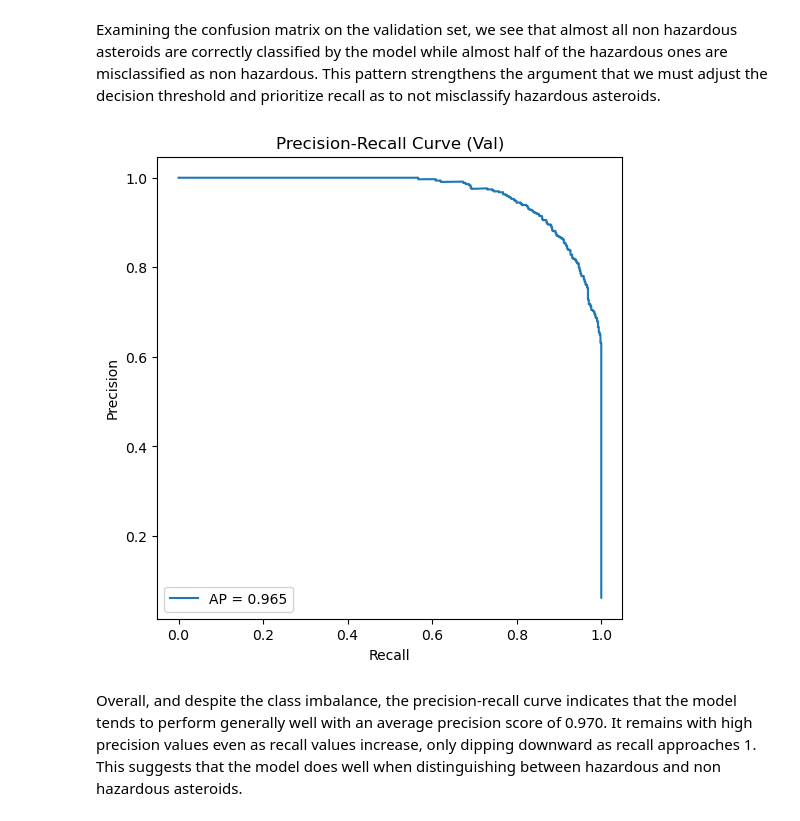
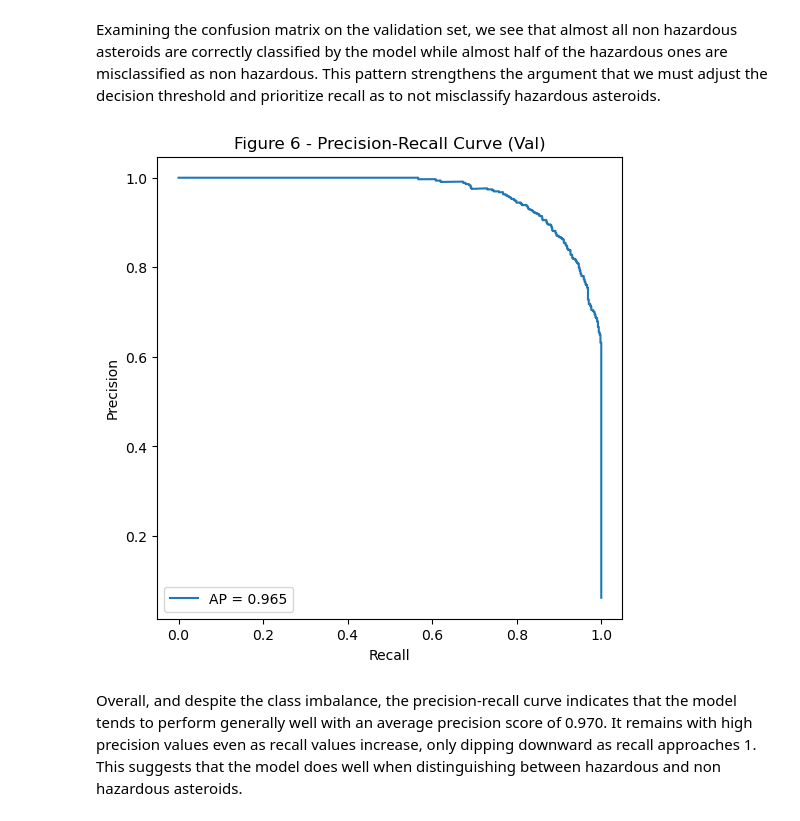
Before and after one commit to UBC-DSCI-310-2025W2/dsci-310-group-18, a Jupyter notebook: notebooks/asteroid_analysis.ipynb, the cells around one changed output. Cells and saved outputs as stored; diff of their text form; code cells hidden in the pictures.

```diff
--- a/notebooks/asteroid_analysis.ipynb
+++ b/notebooks/asteroid_analysis.ipynb
@@ -643,17 +673,17 @@ Examining the confusion matrix on the validation set, we see that almost all non
 # %%
 # PR curve
 precision, recall, thresholds = precision_recall_curve(y_val, y_val_proba)
 avg_prec = average_precision_score(y_val, y_val_proba)
 
 plt.figure(figsize=(6, 6))
 plt.plot(recall, precision, label=f"AP = {avg_prec:.3f}")
 plt.xlabel("Recall")
 plt.ylabel("Precision")
-plt.title("Precision-Recall Curve (Val)")
+plt.title("Figure 6 - Precision-Recall Curve (Val)")
 plt.legend()
 plt.show()
 # %% [output]
-[figure, old version]
+[figure, new version]
 # %% [markdown]
 Overall, and despite the class imbalance, the precision-recall curve indicates that the model tends to perform generally well with an average precision score of 0.970. It remains with high precision values even as recall values increase, only dipping downward as recall approaches 1. This suggests that the model does well when distinguishing between hazardous and non hazardous asteroids.
 # %% [markdown]
```
Also changed, not shown: parts of 15 cells of this notebook, 3 other files.
